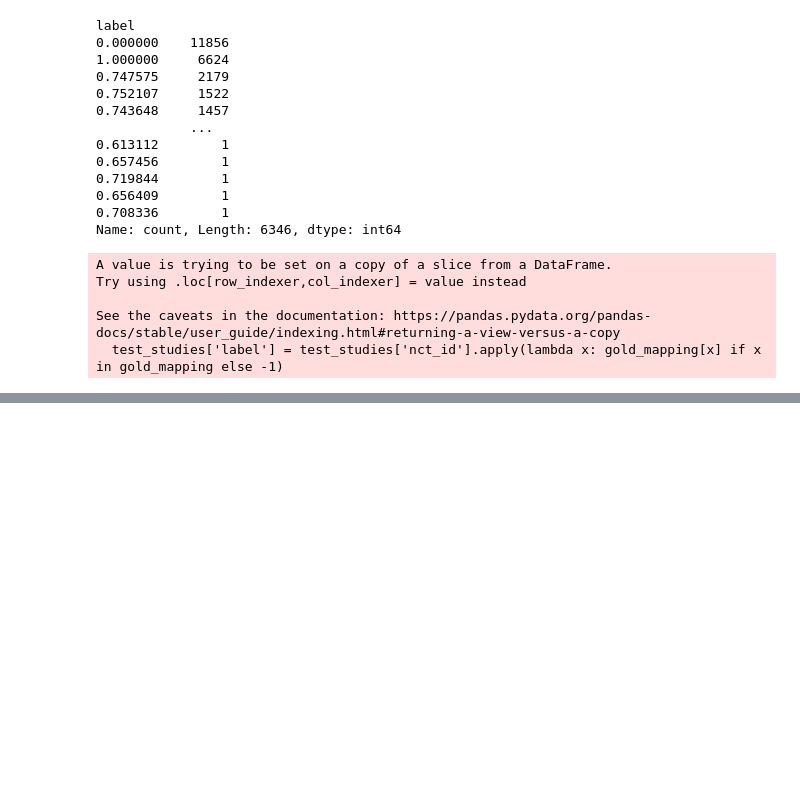
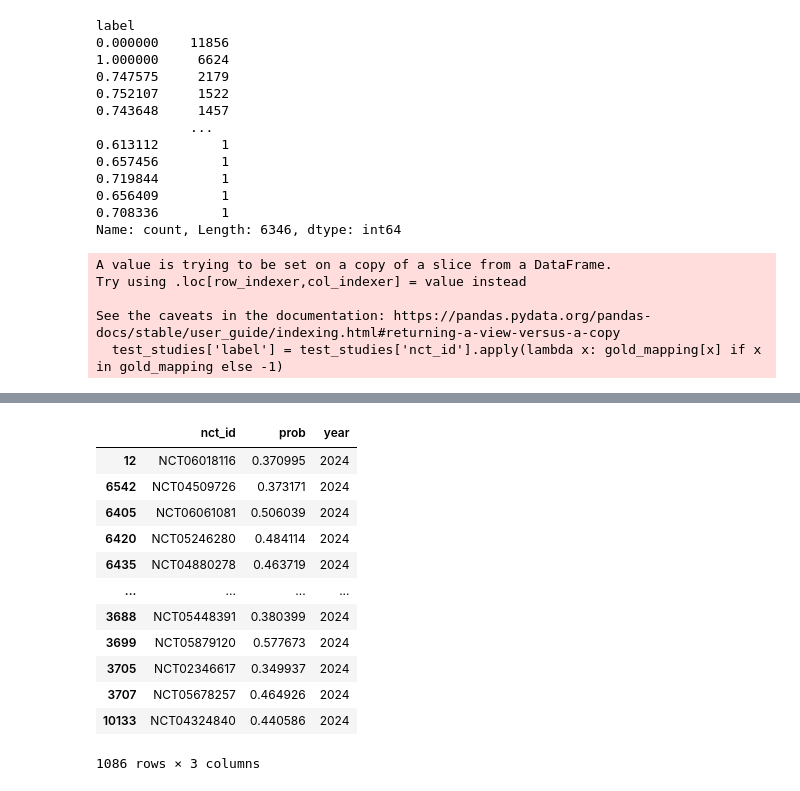
Before and after one commit to chufangao/CTOD, a Jupyter notebook: tutorials/predictions_on_current_trials.ipynb, the cells around one changed output, grey strips where cells are left out. Saved outputs shown, nothing was run; the diff lists cells and outputs as text; code cells hidden in the pictures; blank space fills up the shorter version.

```diff
--- a/tutorials/predictions_on_current_trials.ipynb
+++ b/tutorials/predictions_on_current_trials.ipynb
@@ -348,3 +349,17 @@ y_test (array([0, 1]), array([922, 164]))
 # %%
 # prediction on current trials
-test_studies
+test_studies[['nct_id', 'prob', 'year']].sort_values(by='year', ascending=False)
+# %% [output]
+|  | nct_id | prob | year |
+| 12 | NCT06018116 | 0.370995 | 2024 |
+| 6542 | NCT04509726 | 0.373171 | 2024 |
+| 6405 | NCT06061081 | 0.506039 | 2024 |
+| 6420 | NCT05246280 | 0.484114 | 2024 |
+| 6435 | NCT04880278 | 0.463719 | 2024 |
+| ... | ... | ... | ... |
+| 3688 | NCT05448391 | 0.380399 | 2024 |
+| 3699 | NCT05879120 | 0.577673 | 2024 |
+| 3705 | NCT02346617 | 0.349937 | 2024 |
+| 3707 | NCT05678257 | 0.464926 | 2024 |
+| 10133 | NCT04324840 | 0.440586 | 2024 |
+1086 rows × 3 columns
```
Also changed, not shown: parts of 1 cell of this notebook.
